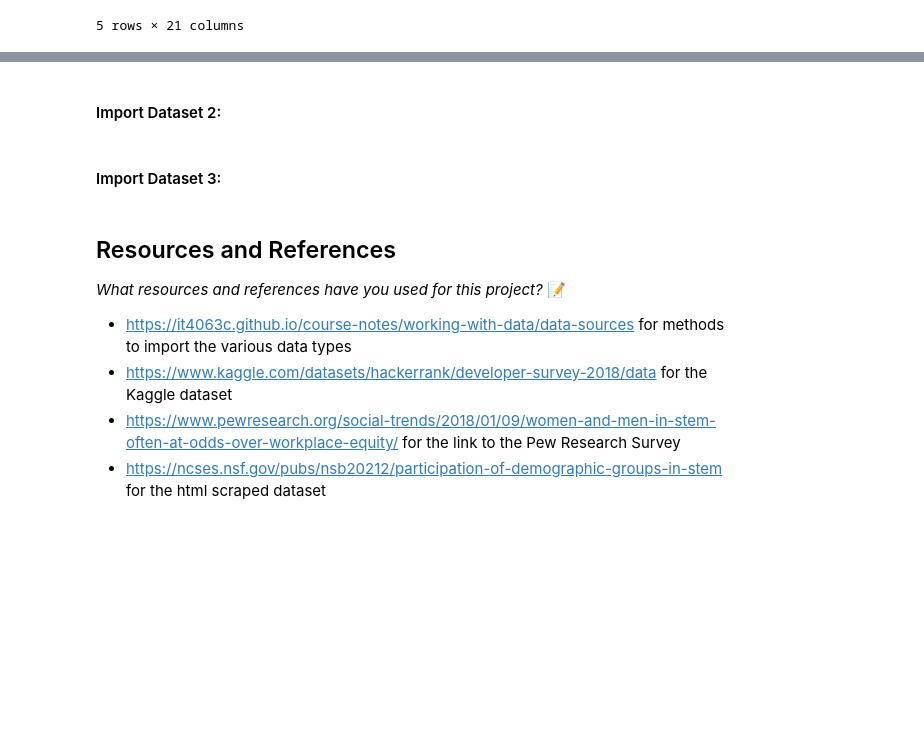
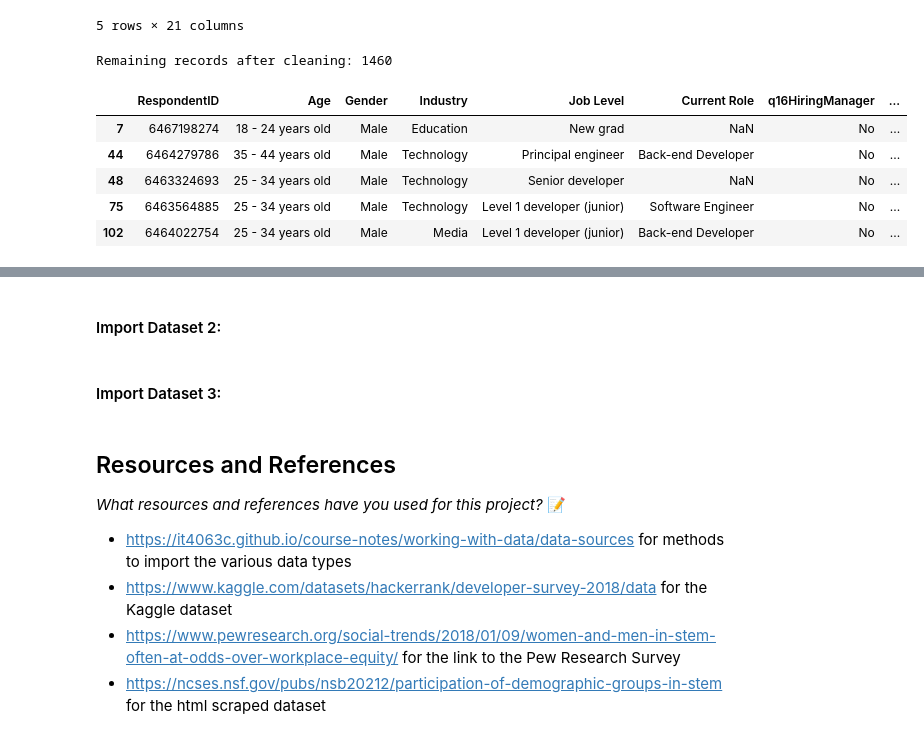
Before and after one commit to IT4063C-Fall24/final-project-yaumj, a Jupyter notebook: source.ipynb, the cells around one changed output, grey strips where cells are left out. Drawn from its saved outputs; the diff is of its cells as text; code cells hidden in the pictures; blank space fills up the shorter version.

Commit message:
Cleaned Data from HackerRank-based dataframes to prepare for populating empty fields.

```diff
--- a/source.ipynb
+++ b/source.ipynb
@@ -485,3 +493,58 @@ None
 | 43 | 6480657500 | 25 - 34 years old | Male | Non-Profit | Principal engineer | Software Architect | Yes | ... |
 | 47 | 6478832462 | 25 - 34 years old | Female | Insurance | Senior developer | Full-stack Developer | Yes | ... |
 5 rows × 21 columns
+# %%
+# Clean the workers dataframe
+
+# Rename columns for clarity
+worker_responses_values_df.rename(columns={
+    'q2Age': 'Age',
+    'q3Gender': 'Gender',
+    'q10Industry': 'Industry',
+    'q8JobLevel': 'Job Level',
+    'q9CurrentRole': 'Current Role'
+}, inplace=True)
+
+# Drop records where Gender is null
+worker_responses_values_df.dropna(subset=['Gender'], inplace=True)
+
+# Drop records where Gender is '#NULL!'
+worker_responses_values_df.drop(
+    worker_responses_values_df[worker_responses_values_df['Gender'] == '#NULL!'].index,
+    inplace=True
+)
+
+# Filter out respondents who are categorized as "Under 12 years old" or "12 - 18 years old"
+worker_responses_values_df = worker_responses_values_df[
+    ~worker_responses_values_df['Age'].isin(["Under 12 years old", "12 - 18 years old"])
+]
+
+# Filter out rows where Age is '#NULL!'
+worker_responses_values_df = worker_responses_values_df[
+    worker_responses_values_df['Age'] != '#NULL!'
+]
+
+# Filter out rows where Current Role or Job Level is "Student"
+worker_responses_values_df = worker_responses_values_df[
+    (worker_responses_values_df['Current Role'] != 'Student') &
+    (worker_responses_values_df['Job Level'] != 'Student')
+]
+
+# Filter out rows where both Job Level and Current Role are NaN
+worker_responses_values_df = worker_responses_values_df[
+    ~ (worker_responses_values_df['Job Level'].isna() & worker_responses_values_df['Current Role'].isna())
+]
+
+# Display how many rows remain
+print(f"Remaining records after cleaning: {worker_responses_values_df.shape[0]}")
+
+# Display the cleaned DataFrame
+display(worker_responses_values_df.head(5))
+# %% [output]
+Remaining records after cleaning: 1460
+|  | RespondentID | Age | Gender | Industry | Job Level | Current Role | q16HiringManager | ... |
+| 7 | 6467198274 | 18 - 24 years old | Male | Education | New grad | NaN | No | ... |
+| 44 | 6464279786 | 35 - 44 years old | Male | Technology | Principal engineer | Back-end Developer | No | ... |
+| 48 | 6463324693 | 25 - 34 years old | Male | Technology | Senior developer | NaN | No | ... |
+| 75 | 6463564885 | 25 - 34 years old | Male | Technology | Level 1 developer (junior) | Software Engineer | No | ... |
+| 102 | 6464022754 | 25 - 34 years old | Male | Media | Level 1 developer (junior) | Back-end Developer | No | ... |
```
Also changed, not shown: parts of 7 cells of this notebook, 2 other files.
